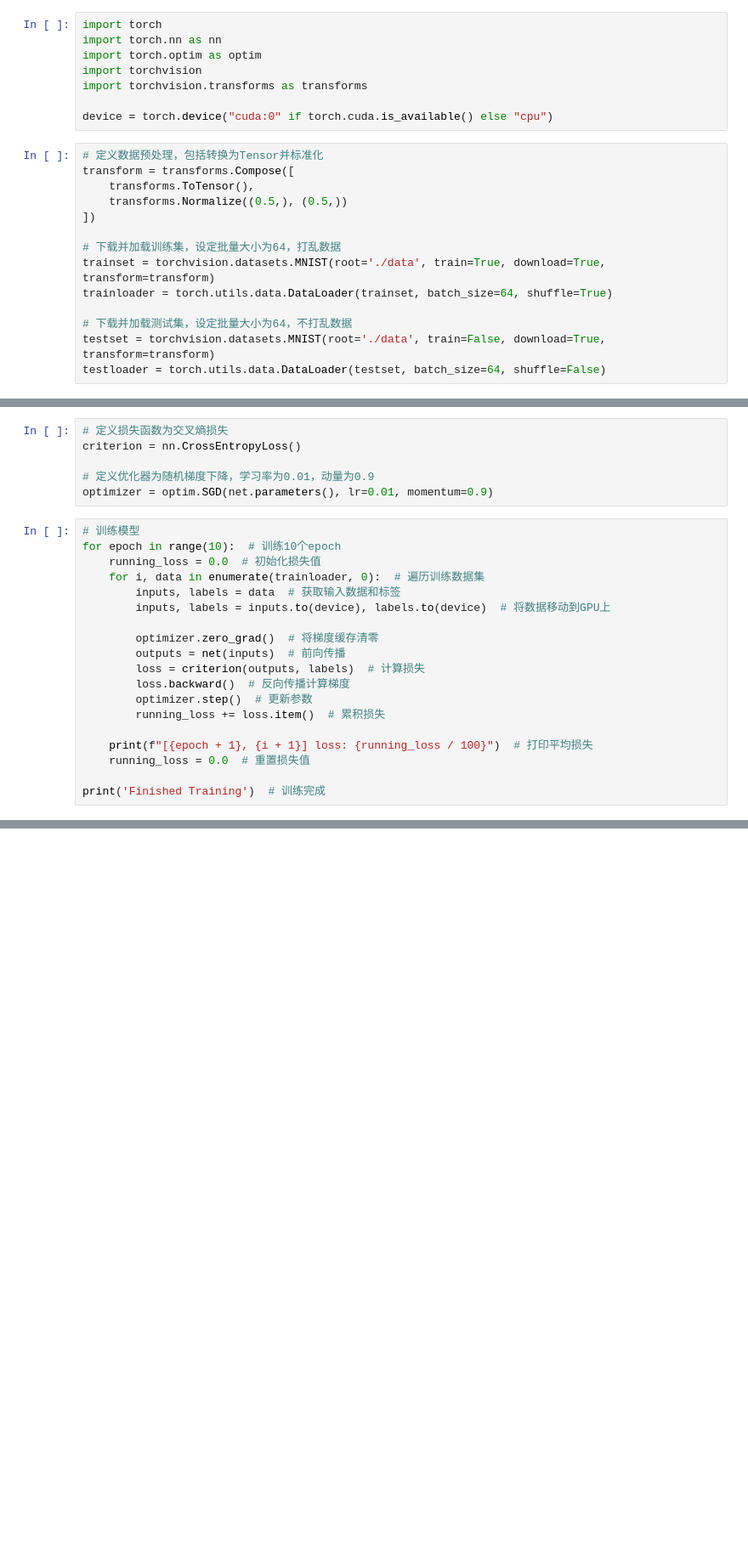
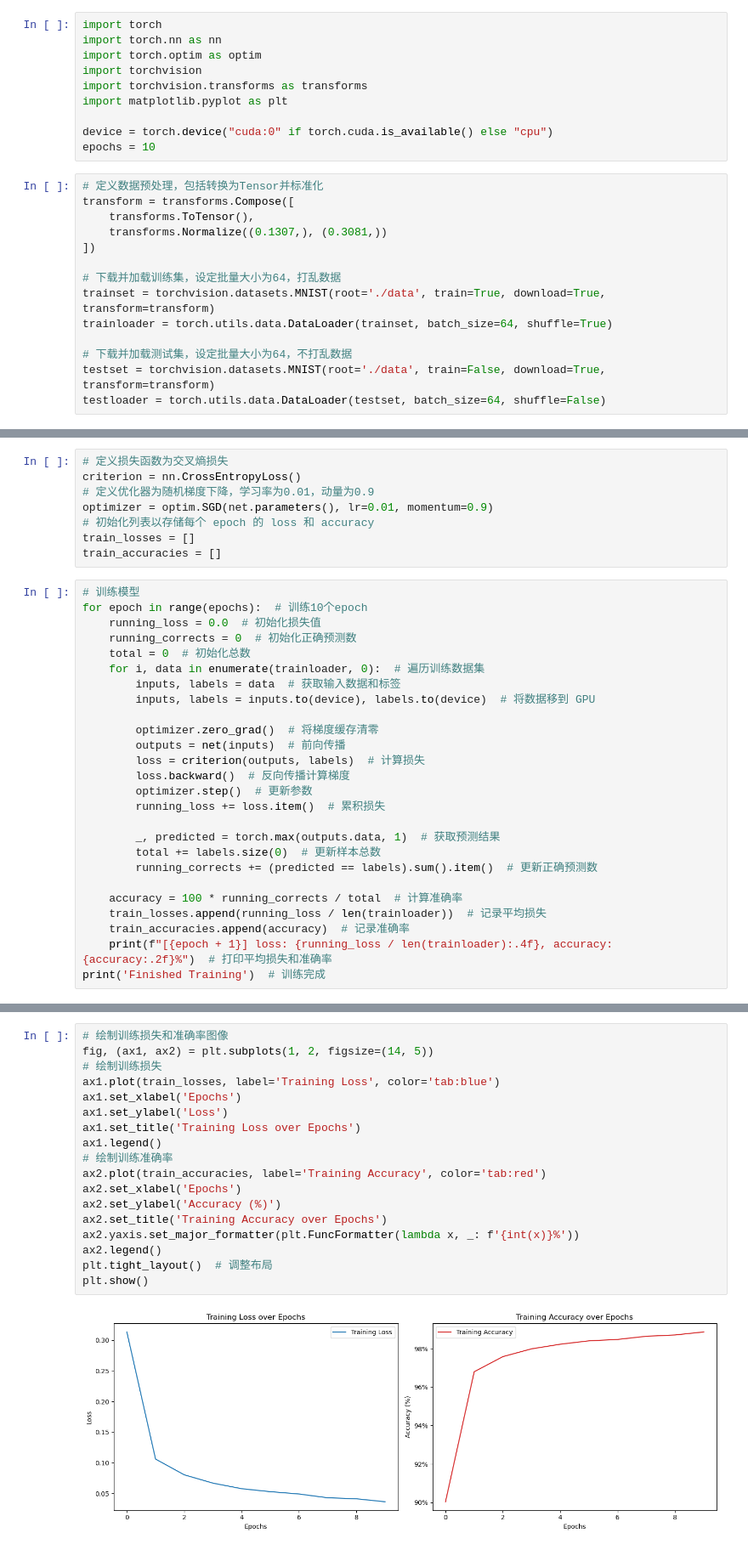
Before and after one commit to yffdd/EEGProject, a Jupyter notebook: test.ipynb, the cells around one changed output, grey strips where cells are left out. Shown at 85% size. Cells and saved outputs as stored; diff of their text form; blank space fills up the shorter version.

```diff
--- a/test.ipynb
+++ b/test.ipynb
@@ -4,13 +4,15 @@ import torch.nn as nn
 import torch.optim as optim
 import torchvision
 import torchvision.transforms as transforms
+import matplotlib.pyplot as plt
 
 device = torch.device("cuda:0" if torch.cuda.is_available() else "cpu")
+epochs = 10
 # %%
 # 定义数据预处理，包括转换为Tensor并标准化
 transform = transforms.Compose([
     transforms.ToTensor(),
-    transforms.Normalize((0.5,), (0.5,))
+    transforms.Normalize((0.1307,), (0.3081,))
 ])
 
 # 下载并加载训练集，设定批量大小为64，打乱数据
@@ -92,16 +96,20 @@ Net(
 # %%
 # 定义损失函数为交叉熵损失
 criterion = nn.CrossEntropyLoss()
-
 # 定义优化器为随机梯度下降，学习率为0.01，动量为0.9
 optimizer = optim.SGD(net.parameters(), lr=0.01, momentum=0.9)
+# 初始化列表以存储每个 epoch 的 loss 和 accuracy
+train_losses = []
+train_accuracies = []
 # %%
 # 训练模型
-for epoch in range(10):  # 训练10个epoch
+for epoch in range(epochs):  # 训练10个epoch
     running_loss = 0.0  # 初始化损失值
+    running_corrects = 0  # 初始化正确预测数
+    total = 0  # 初始化总数
     for i, data in enumerate(trainloader, 0):  # 遍历训练数据集
         inputs, labels = data  # 获取输入数据和标签
-        inputs, labels = inputs.to(device), labels.to(device)  # 将数据移动到GPU上
+        inputs, labels = inputs.to(device), labels.to(device)  # 将数据移到 GPU
 
         optimizer.zero_grad()  # 将梯度缓存清零
         outputs = net(inputs)  # 前向传播
@@ -110,8 +118,13 @@ for epoch in range(10):  # 训练10个epoch
         optimizer.step()  # 更新参数
         running_loss += loss.item()  # 累积损失
 
-    print(f"[{epoch + 1}, {i + 1}] loss: {running_loss / 100}")  # 打印平均损失
-    running_loss = 0.0  # 重置损失值
+        _, predicted = torch.max(outputs.data, 1)  # 获取预测结果
+        total += labels.size(0)  # 更新样本总数
+        running_corrects += (predicted == labels).sum().item()  # 更新正确预测数
 
+    accuracy = 100 * running_corrects / total  # 计算准确率
+    train_losses.append(running_loss / len(trainloader))  # 记录平均损失
+    train_accuracies.append(accuracy)  # 记录准确率
+    print(f"[{epoch + 1}] loss: {running_loss / len(trainloader):.4f}, accuracy: {accuracy:.2f}%")  # 打印平均损失和准确率
 print('Finished Training')  # 训练完成
 # %% [output]
@@ -128,4 +141,24 @@ print('Finished Training')  # 训练完成
 Finished Training
+# %%
+# 绘制训练损失和准确率图像
+fig, (ax1, ax2) = plt.subplots(1, 2, figsize=(14, 5))
+# 绘制训练损失
+ax1.plot(train_losses, label='Training Loss', color='tab:blue')
+ax1.set_xlabel('Epochs')
+ax1.set_ylabel('Loss')
+ax1.set_title('Training Loss over Epochs')
+ax1.legend()
+# 绘制训练准确率
+ax2.plot(train_accuracies, label='Training Accuracy', color='tab:red')
+ax2.set_xlabel('Epochs')
+ax2.set_ylabel('Accuracy (%)')
+ax2.set_title('Training Accuracy over Epochs')
+ax2.yaxis.set_major_formatter(plt.FuncFormatter(lambda x, _: f'{int(x)}%'))
+ax2.legend()
+plt.tight_layout()  # 调整布局
+plt.show()
+# %% [output]
+[figure, added]
 # %%
 # 测试模型
 correct = 0  # 初始化正确预测数
```
Also changed, not shown: parts of 5 cells of this notebook, 2 other files.
